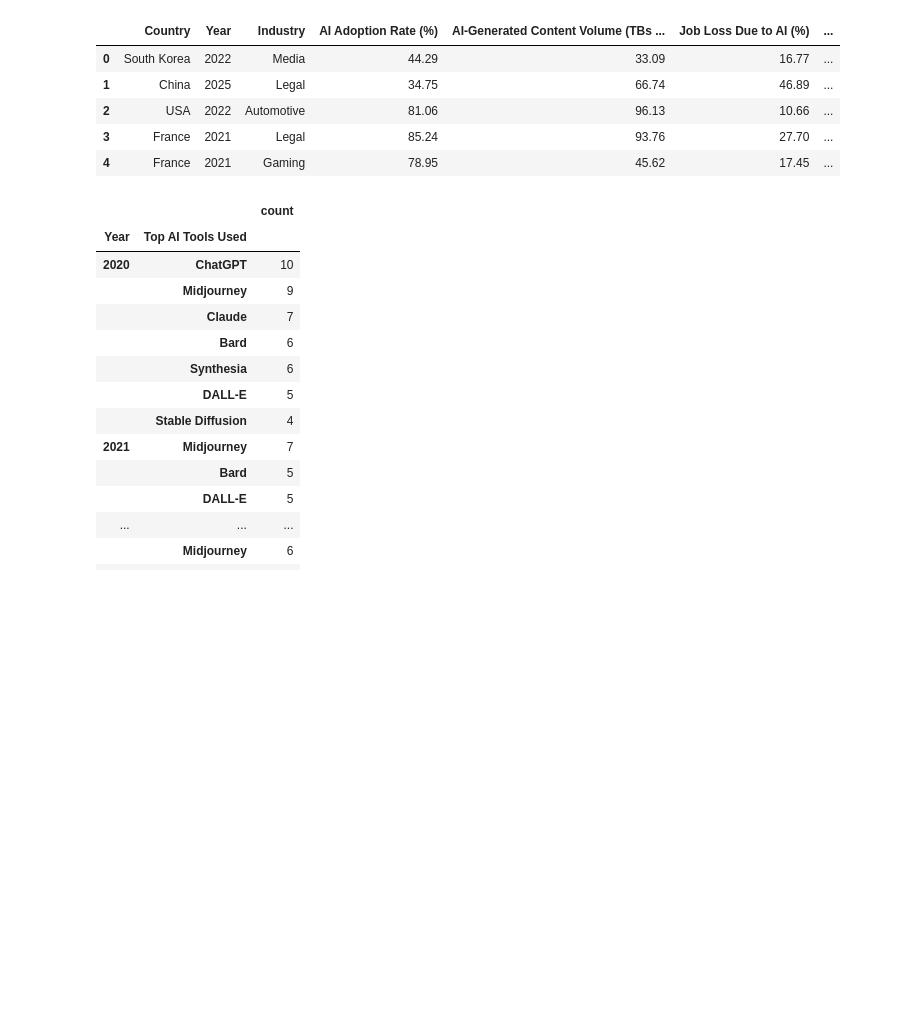
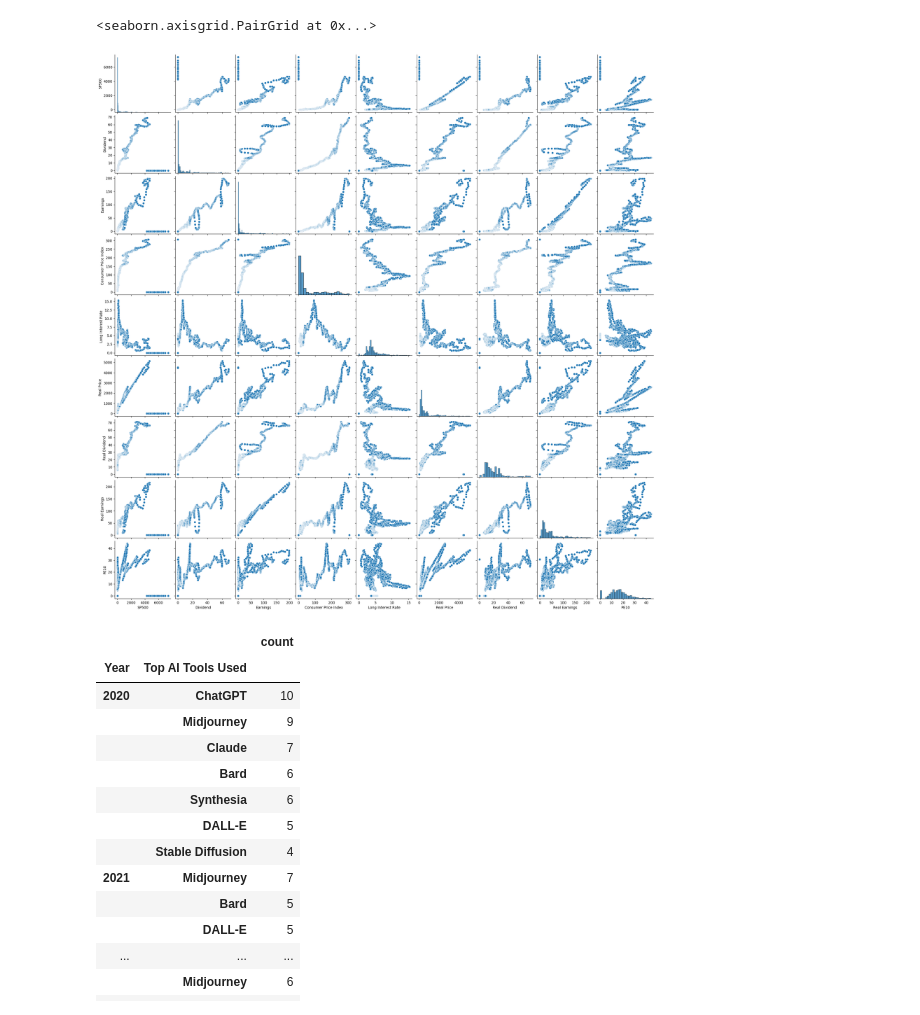
Before and after one commit to KayvanJ/FTI_project_example, a Jupyter notebook: test.ipynb, the cells around one changed output. Cells and saved outputs as stored; diff of their text form; code cells hidden in the pictures; blank space fills up the shorter version.

```diff
--- a/test.ipynb
+++ b/test.ipynb
@@ -17,15 +17,13 @@ df_earth = pd.read_csv(url_earthquake)
 df_water = pd.read_csv(url_water)
 df_sp500 = pd.read_csv(url_sp500)
 df_disease = pd.read_csv(url_disease)
-# %%
-df_ai.head()
-# %% [output]
-|  | Country | Year | Industry | AI Adoption Rate (%) | AI-Generated Content Volume (TBs ... | Job Loss Due to AI (%) | ... |
-| 0 | South Korea | 2022 | Media | 44.29 | 33.09 | 16.77 | ... |
-| 1 | China | 2025 | Legal | 34.75 | 66.74 | 46.89 | ... |
-| 2 | USA | 2022 | Automotive | 81.06 | 96.13 | 10.66 | ... |
-| 3 | France | 2021 | Legal | 85.24 | 93.76 | 27.70 | ... |
-| 4 | France | 2021 | Gaming | 78.95 | 45.62 | 17.45 | ... |
+# %%
+sns.pairplot(df_sp500.drop(columns=['Date']))
+plt.show()
+#df_sp500.describe()
+# %% [output]
+<seaborn.axisgrid.PairGrid at 0x...>
+[figure, added]
 # %%
 df_ai.groupby('Year')['Top AI Tools Used'].value_counts()
 # %% [output]
```
